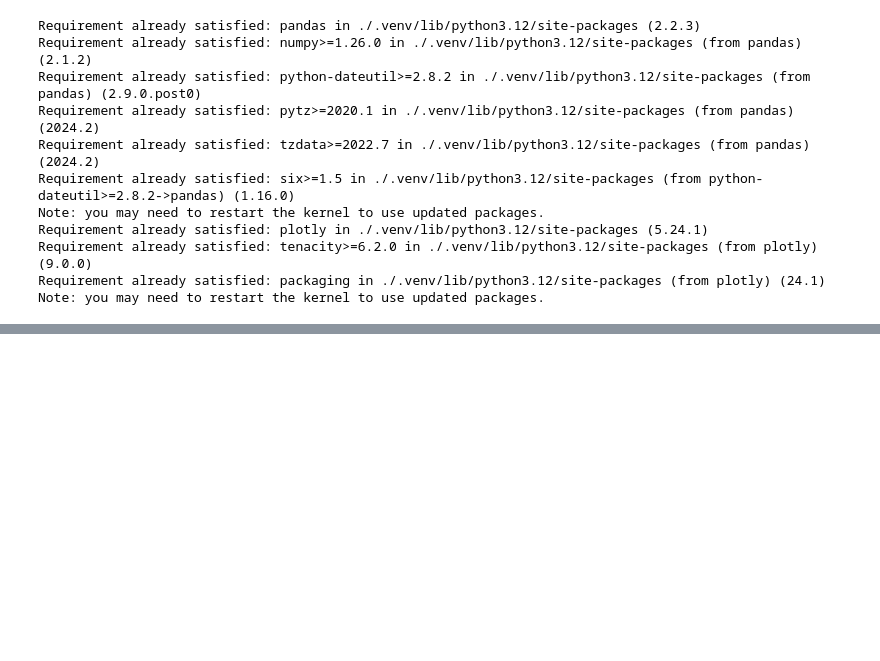
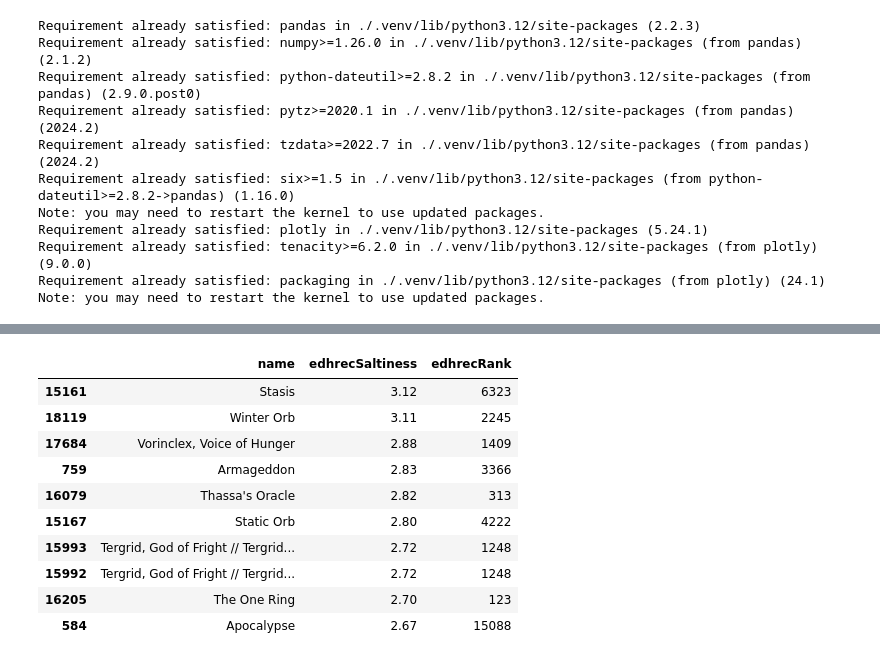
Before and after one commit to bobbywilson0/edh-salt-rank, a Jupyter notebook: notebook.ipynb, the cells around one changed output, grey strips where cells are left out. Cells and saved outputs as stored; diff of their text form; code cells hidden in the pictures; blank space fills up the shorter version.

```diff
--- a/notebook.ipynb
+++ b/notebook.ipynb
@@ -30,0 +29,14 @@ Opening in existing browser session.
+# %%
+df.sort_values(by='edhrecSaltiness', ascending=False).head(10)
+# %% [output]
+|  | name | edhrecSaltiness | edhrecRank |
+| 15161 | Stasis | 3.12 | 6323 |
+| 18119 | Winter Orb | 3.11 | 2245 |
+| 17684 | Vorinclex, Voice of Hunger | 2.88 | 1409 |
+| 759 | Armageddon | 2.83 | 3366 |
+| 16079 | Thassa's Oracle | 2.82 | 313 |
+| 15167 | Static Orb | 2.80 | 4222 |
+| 15993 | Tergrid, God of Fright // Tergrid... | 2.72 | 1248 |
+| 15992 | Tergrid, God of Fright // Tergrid... | 2.72 | 1248 |
+| 16205 | The One Ring | 2.70 | 123 |
+| 584 | Apocalypse | 2.67 | 15088 |
```
Also changed, not shown: parts of 4 cells of this notebook, 1 other file.
